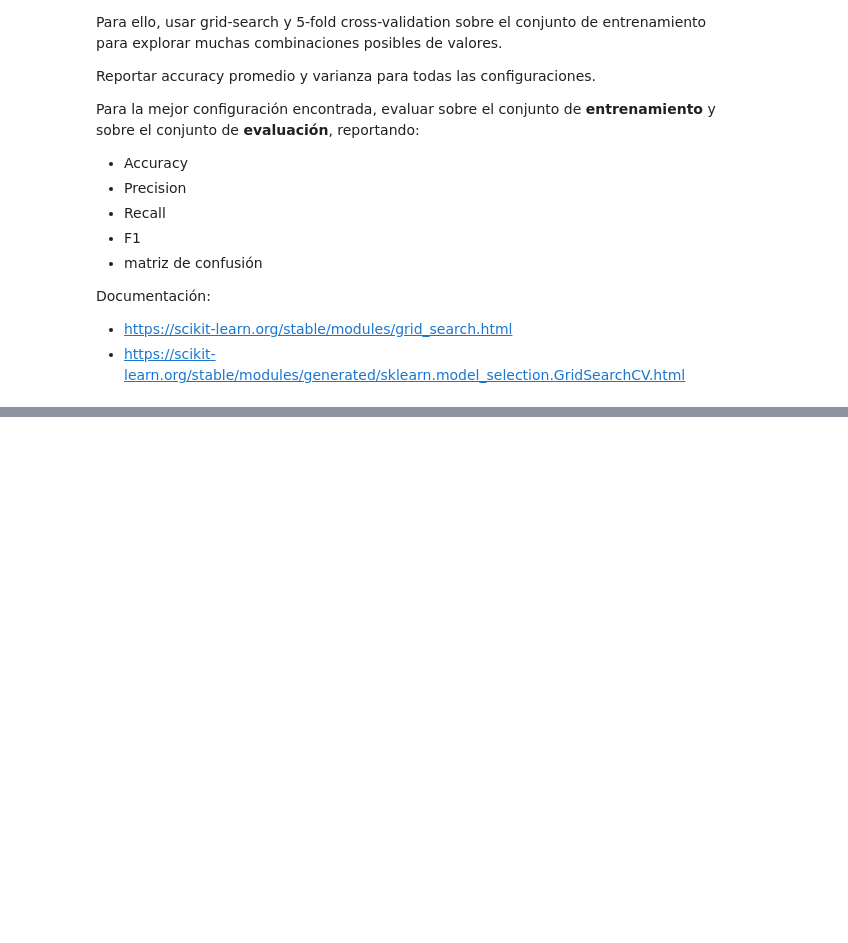
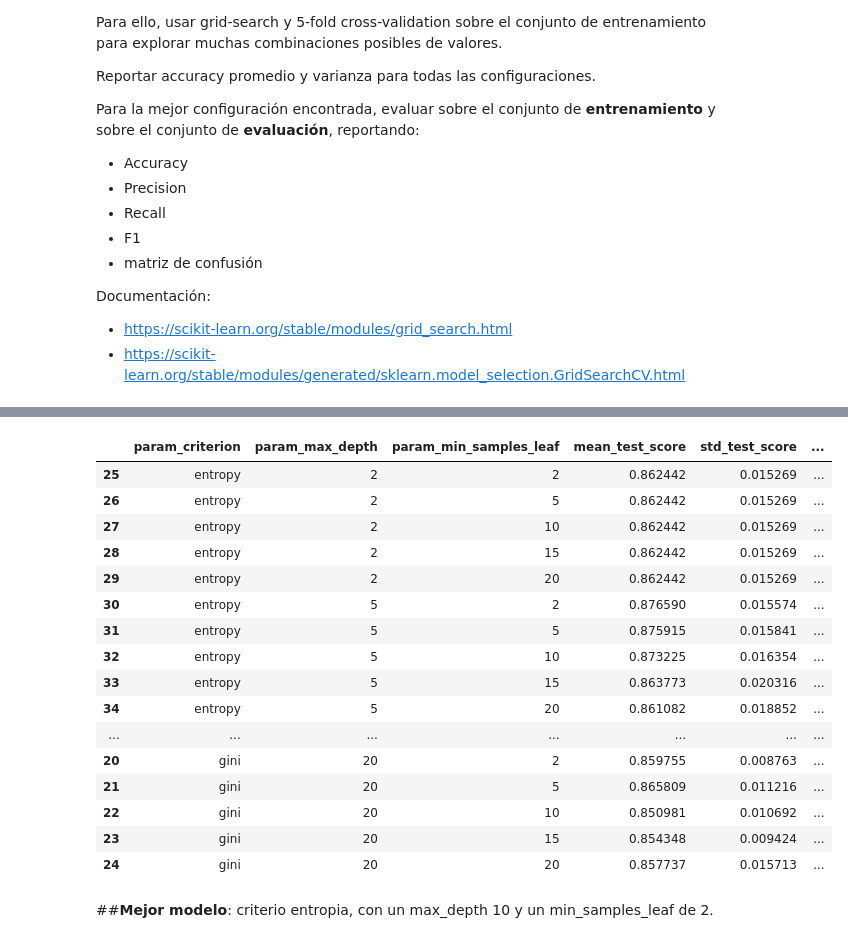
Before and after one commit to fnbellomo/DiploDatos2021, a Jupyter notebook: 03_IntroAprendizajeAutomatico/Aprendizaje_Autom_Lab_2.ipynb, the cells around one changed output, grey strips where cells are left out. Saved outputs shown, nothing was run; the diff lists cells and outputs as text; code cells hidden in the pictures; blank space fills up the shorter version.

```diff
--- a/03_IntroAprendizajeAutomatico/Aprendizaje_Autom_Lab_2.ipynb
+++ b/03_IntroAprendizajeAutomatico/Aprendizaje_Autom_Lab_2.ipynb
@@ -485,13 +485,9 @@ params = {
     'criterion': ['gini', 'entropy'],
     'max_depth': [2, 5, 10, 15, 20],
     'min_samples_leaf': [2, 5, 10, 15, 20]
-}
+} #Seleccionamos los hiperparametros a evaluar para elegir mejor modelo
 
-tree = DecisionTreeClassifier (random_state = 42)
-tree_clf = GridSearchCV (tree, params, cv = 5, scoring = 'accuracy')
-tree_clf.fit (X_train, y_train)
-
-best_tree_clf = tree_clf.best_estimator_
-
-print(classification_report (y_train, best_tree_clf.predict(X_train)))
+tree = DecisionTreeClassifier (random_state = 42) # Creamos objeto y seteamos la semilla
+tree_clf = GridSearchCV (tree, params, cv = 5, scoring = 'accuracy') # Aplicamos el GridSearch con los parametros que definimos
+tree_clf.fit (X_train, y_train) # Entrenamos en el set de entrenamiento
 # %% [output]
@@ -505,0 +513,28 @@ weighted avg       0.94      0.94      0.94      1483
+# %%
+results = tree_clf.cv_results_
+params = results['params']
+mean = results['mean_test_score']
+std = results['std_test_score']
+rank = results['rank_test_score']
+df = pd.DataFrame(results)
+df[['param_criterion', 'param_max_depth', 'param_min_samples_leaf', 'mean_test_score', 'std_test_score', 'rank_test_score']].sort_values(['param_criterion','param_max_depth','param_min_samples_leaf'])
+# %% [output]
+|  | param_criterion | param_max_depth | param_min_samples_leaf | mean_test_score | std_test_score | ... |
+| 25 | entropy | 2 | 2 | 0.862442 | 0.015269 | ... |
+| 26 | entropy | 2 | 5 | 0.862442 | 0.015269 | ... |
+| 27 | entropy | 2 | 10 | 0.862442 | 0.015269 | ... |
+| 28 | entropy | 2 | 15 | 0.862442 | 0.015269 | ... |
+| 29 | entropy | 2 | 20 | 0.862442 | 0.015269 | ... |
+| 30 | entropy | 5 | 2 | 0.876590 | 0.015574 | ... |
+| 31 | entropy | 5 | 5 | 0.875915 | 0.015841 | ... |
+| 32 | entropy | 5 | 10 | 0.873225 | 0.016354 | ... |
+| 33 | entropy | 5 | 15 | 0.863773 | 0.020316 | ... |
+| 34 | entropy | 5 | 20 | 0.861082 | 0.018852 | ... |
+| ... | ... | ... | ... | ... | ... | ... |
+| 20 | gini | 20 | 2 | 0.859755 | 0.008763 | ... |
+| 21 | gini | 20 | 5 | 0.865809 | 0.011216 | ... |
+| 22 | gini | 20 | 10 | 0.850981 | 0.010692 | ... |
+| 23 | gini | 20 | 15 | 0.854348 | 0.009424 | ... |
+| 24 | gini | 20 | 20 | 0.857737 | 0.015713 | ... |
+# %% [markdown]
+##**Mejor modelo**: criterio entropia, con un max_depth 10 y un min_samples_leaf de 2.
```
Also changed, not shown: parts of 4 cells of this notebook.
